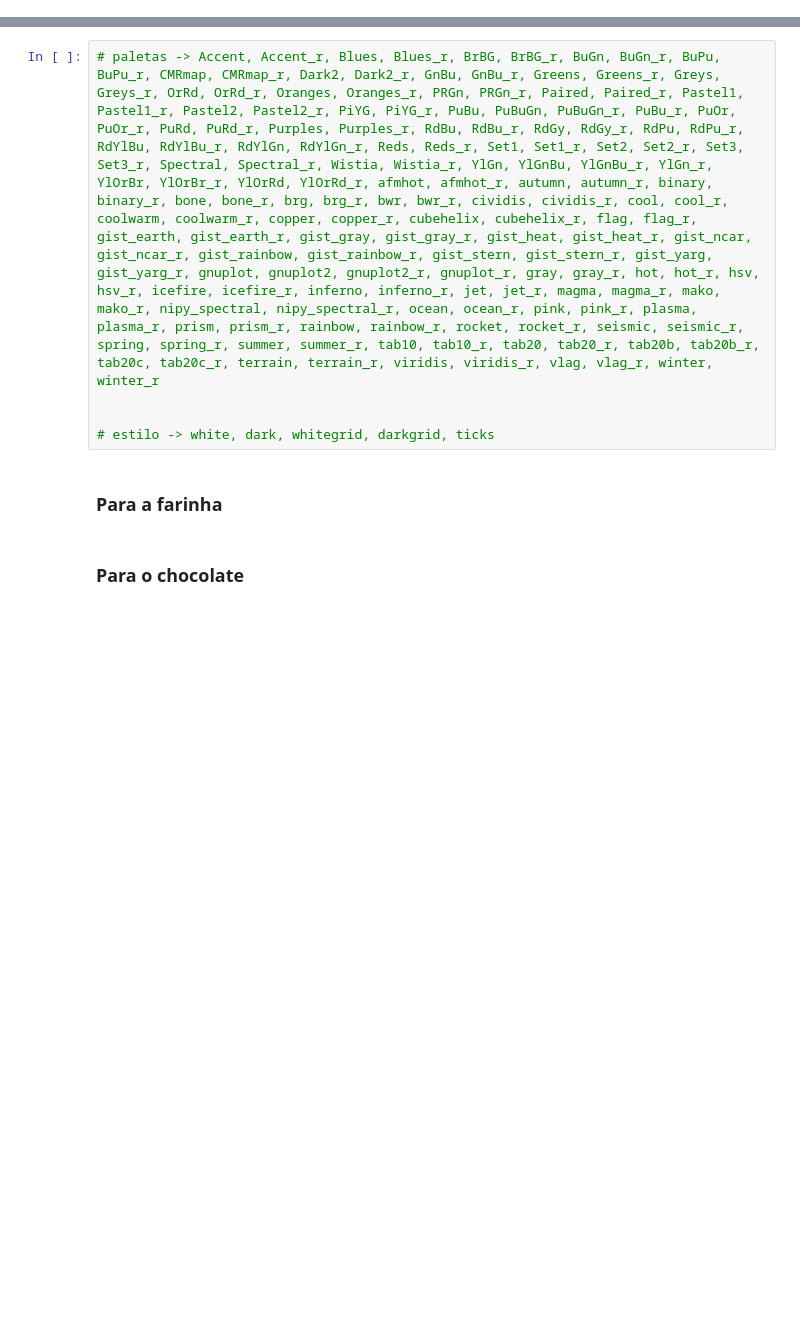
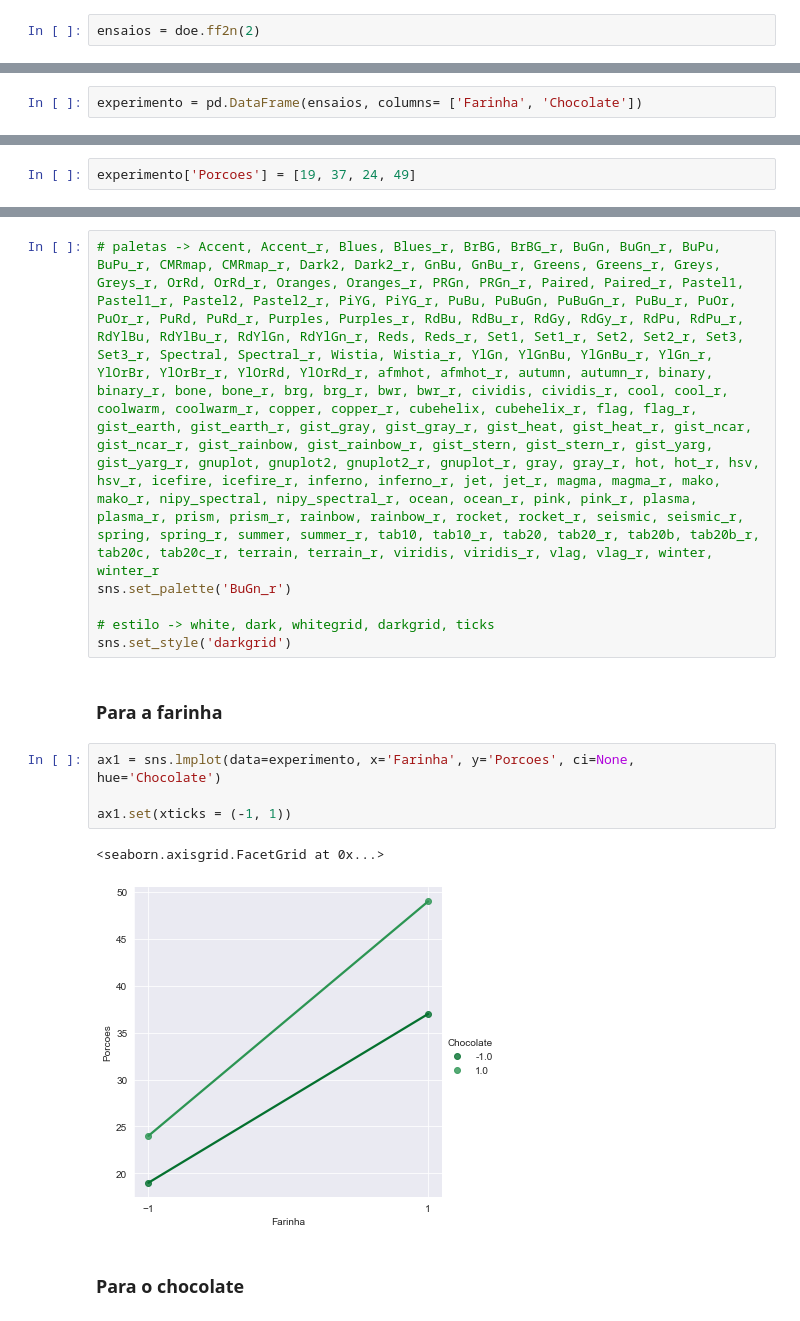
Before and after one commit to Julio-Cezar-Candido/Curso-Introducao-a-experimentacao-Analise-de-experimentos, a Jupyter notebook: Planejamento_experimentos_aula.ipynb, the cells around one changed output, grey strips where cells are left out. Cells and saved outputs as stored; diff of their text form; blank space fills up the shorter version.

```diff
--- a/Planejamento_experimentos_aula.ipynb
+++ b/Planejamento_experimentos_aula.ipynb
@@ -55,2 +71,4 @@ https://pypi.org/project/pyDOE2/
 # %% [markdown]
 ## Costruindo um planejamento fatorial de 2²
+# %%
+ensaios = doe.ff2n(2)
@@ -57,2 +82,4 @@ https://pypi.org/project/pyDOE2/
 # %% [markdown]
 ## Incerindo o planejamento em um Data Frame
+# %%
+experimento = pd.DataFrame(ensaios, columns= ['Farinha', 'Chocolate'])
@@ -59,2 +94,4 @@ https://pypi.org/project/pyDOE2/
 # %% [markdown]
 ### Inserindo coluna com os resultados
+# %%
+experimento['Porcoes'] = [19, 37, 24, 49]
@@ -78,9 +125,17 @@ https://seaborn.pydata.org
 # %%
 # paletas -> Accent, Accent_r, Blues, Blues_r, BrBG, BrBG_r, BuGn, BuGn_r, BuPu, BuPu_r, CMRmap, CMRmap_r, Dark2, Dark2_r, GnBu, GnBu_r, Greens, Greens_r, Greys, Greys_r, OrRd, OrRd_r, Oranges, Oranges_r, PRGn, PRGn_r, Paired, Paired_r, Pastel1, Pastel1_r, Pastel2, Pastel2_r, PiYG, PiYG_r, PuBu, PuBuGn, PuBuGn_r, PuBu_r, PuOr, PuOr_r, PuRd, PuRd_r, Purples, Purples_r, RdBu, RdBu_r, RdGy, RdGy_r, RdPu, RdPu_r, RdYlBu, RdYlBu_r, RdYlGn, RdYlGn_r, Reds, Reds_r, Set1, Set1_r, Set2, Set2_r, Set3, Set3_r, Spectral, Spectral_r, Wistia, Wistia_r, YlGn, YlGnBu, YlGnBu_r, YlGn_r, YlOrBr, YlOrBr_r, YlOrRd, YlOrRd_r, afmhot, afmhot_r, autumn, autumn_r, binary, binary_r, bone, bone_r, brg, brg_r, bwr, bwr_r, cividis, cividis_r, cool, cool_r, coolwarm, coolwarm_r, copper, copper_r, cubehelix, cubehelix_r, flag, flag_r, gist_earth, gist_earth_r, gist_gray, gist_gray_r, gist_heat, gist_heat_r, gist_ncar, gist_ncar_r, gist_rainbow, gist_rainbow_r, gist_stern, gist_stern_r, gist_yarg, gist_yarg_r, gnuplot, gnuplot2, gnuplot2_r, gnuplot_r, gray, gray_r, hot, hot_r, hsv, hsv_r, icefire, icefire_r, inferno, inferno_r, jet, jet_r, magma, magma_r, mako, mako_r, nipy_spectral, nipy_spectral_r, ocean, ocean_r, pink, pink_r, plasma, plasma_r, prism, prism_r, rainbow, rainbow_r, rocket, rocket_r, seismic, seismic_r, spring, spring_r, summer, summer_r, tab10, tab10_r, tab20, tab20_r, tab20b, tab20b_r, tab20c, tab20c_r, terrain, terrain_r, viridis, viridis_r, vlag, vlag_r, winter, winter_r
-
+sns.set_palette('BuGn_r')
 
 # estilo -> white, dark, whitegrid, darkgrid, ticks
+sns.set_style('darkgrid')
 # %% [markdown]
 ### Para a farinha
+# %%
+ax1 = sns.lmplot(data=experimento, x='Farinha', y='Porcoes', ci=None, hue='Chocolate')
+
+ax1.set(xticks = (-1, 1))
+# %% [output]
+<seaborn.axisgrid.FacetGrid at 0x...>
+[figure, added]
 # %% [markdown]
 ### Para o chocolate
```
Also changed, not shown: parts of 32 cells of this notebook.
